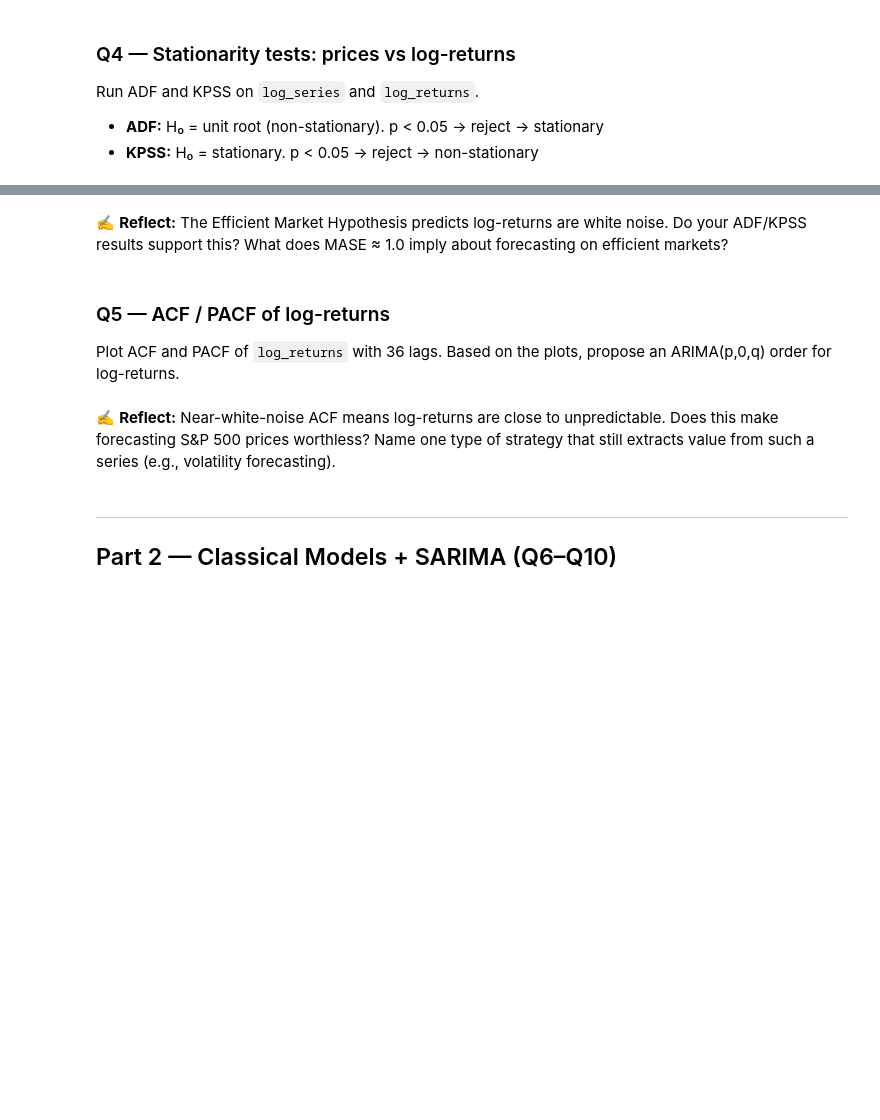
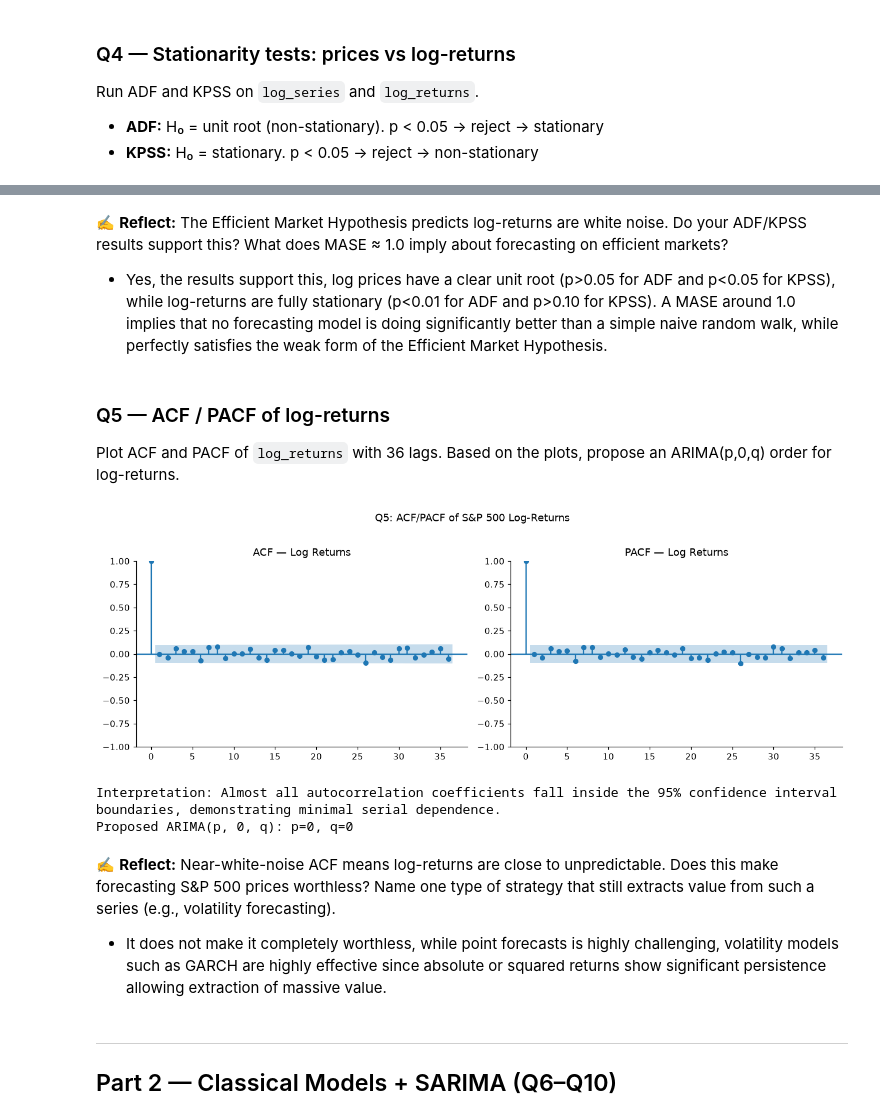
Before and after one commit to Sulav-Koirala/AI-Fellowship-Assignments, a Jupyter notebook: Week 8/W8_Forecasting_Assignment.ipynb, the cells around one changed output, grey strips where cells are left out. Drawn from its saved outputs; the diff is of its cells as text; code cells hidden in the pictures; blank space fills up the shorter version.

```diff
--- a/Week 8/W8_Forecasting_Assignment.ipynb
+++ b/Week 8/W8_Forecasting_Assignment.ipynb
@@ -171,8 +197,8 @@ Run ADF and KPSS on `log_series` and `log_returns`.
 - **KPSS:** H₀ = stationary. p < 0.05 → reject → non-stationary
 # %%
 # Q4 ──────────────────────────────────────────────────────────────────────────
-log_series  = None   # natural logarithm of the price series
-log_returns = None   # month-over-month log-return (first difference of log_series, NaN dropped)
+log_series  = np.log(series)
+log_returns = log_series.diff().dropna()
 
 def stationarity_report(s, label):
     adf_stat, adf_p, *_ = adfuller(s, autolag='AIC')
@@ -185,5 +220,7 @@ stationarity_report(log_returns, "Log returns")
 # %% [markdown]
 ✍ **Reflect:** The Efficient Market Hypothesis predicts log-returns are white noise. Do your ADF/KPSS results support this? What does MASE ≈ 1.0 imply about forecasting on efficient markets?
+
+- Yes, the results support this, log prices have a clear unit root (p>0.05 for ADF and p<0.05 for KPSS), while log-returns are fully stationary (p<0.01 for ADF and p>0.10 for KPSS). A MASE around 1.0 implies that no forecasting model is doing significantly better than a simple naive random walk, while perfectly satisfies the weak form of the Efficient Market Hypothesis.
 # %% [markdown]
 ### Q5 — ACF / PACF of log-returns
 
@@ -191,18 +228,24 @@ Plot ACF and PACF of `log_returns` with 36 lags.
 Based on the plots, propose an ARIMA(p,0,q) order for log-returns.
 # %%
 # Q5 ──────────────────────────────────────────────────────────────────────────
-series_for_acf = None   # series to analyse — log-returns computed in Q4
+series_for_acf = log_returns
 
 fig, axes = plt.subplots(1, 2, figsize=(12, 4))
 plot_acf( series_for_acf, lags=36, ax=axes[0], title='ACF — Log Returns')
 plot_pacf(series_for_acf, lags=36, ax=axes[1], title='PACF — Log Returns', method='ywm')
 plt.suptitle("Q5: ACF/PACF of S&P 500 Log-Returns", y=1.02)
 plt.tight_layout(); plt.show()
 
-print("Interpretation: <your answer here>")
-print("Proposed ARIMA(p, 0, q): p=?, q=?")
+print("Interpretation: Almost all autocorrelation coefficients fall inside the 95% confidence interval boundaries, demonstrating minimal serial dependence.")
+print("Proposed ARIMA(p, 0, q): p=0, q=0")
+# %% [output]
+[figure, added]
+Interpretation: Almost all autocorrelation coefficients fall inside the 95% confidence interval boundaries, demonstrating minimal serial dependence.
+Proposed ARIMA(p, 0, q): p=0, q=0
 # %% [markdown]
 ✍ **Reflect:** Near-white-noise ACF means log-returns are close to unpredictable. Does this make forecasting S&P 500 prices worthless? Name one type of strategy that still extracts value from such a series (e.g., volatility forecasting).
+
+- It does not make it completely worthless, while point forecasts is highly challenging, volatility models such as GARCH are highly effective since absolute or squared returns show significant persistence allowing extraction of massive value.
 # %% [markdown]
 ---
 ## Part 2 — Classical Models + SARIMA (Q6–Q10)
```
Also changed, not shown: parts of 8 cells of this notebook.
